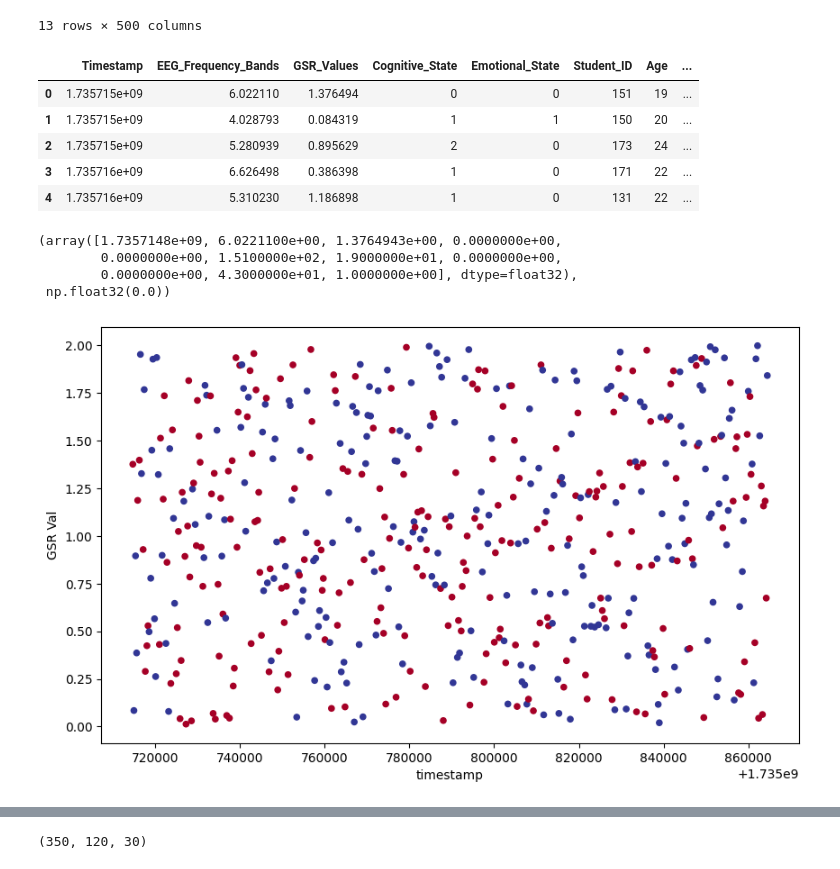
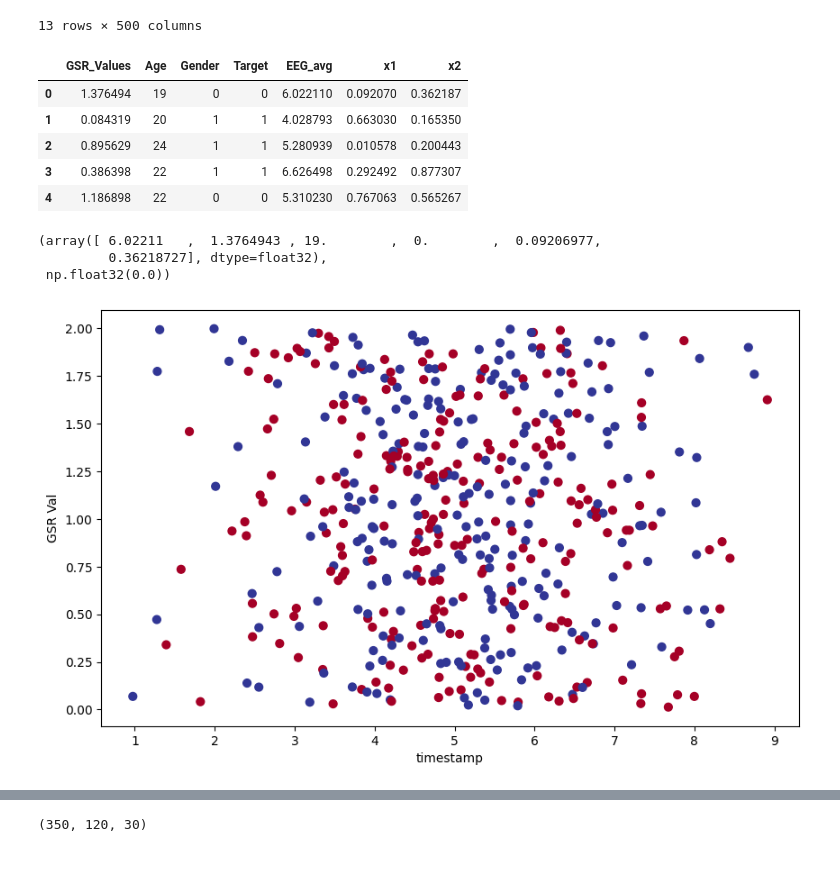
Before and after one commit to yousifnimah/Isolation-Forest, a Jupyter notebook: classifier.ipynb, the cells around one changed output, grey strips where cells are left out. Cells and saved outputs as stored; diff of their text form; code cells hidden in the pictures.

```diff
--- a/classifier.ipynb
+++ b/classifier.ipynb
@@ -126,46 +126,75 @@ def ParseTimestamp(x):
     start_date = datetime.fromisoformat(x)
     return time.mktime(start_date.timetuple())
 # %%
-### Remapping dataset into onehot codding:
+### Remapping & cleaning
 
+# Gender → 0/1
 df["Gender"] = df["Gender"].map({"Male": 1, "Female": 0})
-df["Emotional_State"] = df["Emotional_State"].map({"Anxious": 0, "Stressed": 1, "Calm": 2})
-df["Cognitive_State"] = df["Cognitive_State"].map({"Distracted": 0, "Focused": 1, "Cognitive Overload": 2})
-df["Session_Type"] = df["Session_Type"].map({"Study": 0, "Test": 1, "Relaxation": 2})
-df["Environmental_Context"] = df["Environmental_Context"].map({"Home": 0, "Library": 1, "Quiet Room": 2})
-df["EEG_Frequency_Bands"] = df["EEG_Frequency_Bands"].apply(parse_list).apply(avg_list)
-df["Timestamp"] = df["Timestamp"].apply(ParseTimestamp)
-df = df.drop("Preprocessed_Features", axis=1)
+
+# EEG list + average
+df["EEG_list"] = df["EEG_Frequency_Bands"].apply(
+    lambda x: parse_list(x) if isinstance(x, str) and "[" in x else None
+)
+df["EEG_avg"] = df["EEG_list"].apply(
+    lambda x: avg_list(x) if isinstance(x, list) and len(x) > 0 else None
+)
+
+# Preprocessed_Features → x1, x2
+df["Preprocessed_Features"] = df["Preprocessed_Features"].apply(
+    lambda x: parse_list(x) if isinstance(x, str) and "(" in x else None
+)
+df[["x1", "x2"]] = pd.DataFrame(df["Preprocessed_Features"].tolist(), index=df.index)
+
+
+df = df.drop([
+    "Preprocessed_Features",
+    "EEG_Frequency_Bands",
+    "EEG_list",
+    "Timestamp",
+    "Student_ID",
+    "Duration (minutes)",
+    "Emotional_State",
+    "Session_Type",
+    "Cognitive_State",
+    "Environmental_Context",
+], axis=1)
+
 df.head()
 # %% [output]
-|  | Timestamp | EEG_Frequency_Bands | GSR_Values | Cognitive_State | Emotional_State | Student_ID | Age | ... |
-| 0 | 1.735715e+09 | 6.022110 | 1.376494 | 0 | 0 | 151 | 19 | ... |
-| 1 | 1.735715e+09 | 4.028793 | 0.084319 | 1 | 1 | 150 | 20 | ... |
-| 2 | 1.735715e+09 | 5.280939 | 0.895629 | 2 | 0 | 173 | 24 | ... |
-| 3 | 1.735716e+09 | 6.626498 | 0.386398 | 1 | 0 | 171 | 22 | ... |
-| 4 | 1.735716e+09 | 5.310230 | 1.186898 | 1 | 0 | 131 | 22 | ... |
+|  | GSR_Values | Age | Gender | Target | EEG_avg | x1 | x2 |
+| 0 | 1.376494 | 19 | 0 | 0 | 6.022110 | 0.092070 | 0.362187 |
+| 1 | 0.084319 | 20 | 1 | 1 | 4.028793 | 0.663030 | 0.165350 |
+| 2 | 0.895629 | 24 | 1 | 1 | 5.280939 | 0.010578 | 0.200443 |
+| 3 | 0.386398 | 22 | 1 | 1 | 6.626498 | 0.292492 | 0.877307 |
+| 4 | 1.186898 | 22 | 0 | 0 | 5.310230 | 0.767063 | 0.565267 |
 # %%
-X = df.drop("Target", axis=1).values.astype("float32")
+feature_cols = ["EEG_avg", "GSR_Values", "Age", "Gender", "x1", "x2"]
+
+X_df = df[["x1", "x2"]]
+
+X_df = df[feature_cols]
 y = df["Target"].values.astype("float32")
+X = X_df.values.astype("float32")
+
+num_features = X.shape[1]
 X[0], y[0]
 # %% [output]
-(array([1.7357148e+09, 6.0221100e+00, 1.3764943e+00, 0.0000000e+00,
-        0.0000000e+00, 1.5100000e+02, 1.9000000e+01, 0.0000000e+00,
-        0.0000000e+00, 4.3000000e+01, 1.0000000e+00], dtype=float32),
+(array([ 6.02211   ,  1.3764943 , 19.        ,  0.        ,  0.09206977,
+         0.36218727], dtype=float32),
  np.float32(0.0))
 # %%
 # plotting
 
 import matplotlib.pyplot as plt
 
 
 def plot_data(x=X, labels=y):
     plt.figure(figsize=(10, 6))
-    plt.scatter(x[:, 0], x[:, 2], c=labels, cmap="RdYlBu", s=20)
+    plt.scatter(x[:, 0], x[:, 1], c=labels, cmap="RdYlBu", s=40)
     plt.xlabel("timestamp")
     plt.ylabel("GSR Val")
 
 
 plot_data()
 # %% [output]
-[figure, old version]
+[figure, new version]
```
Also changed, not shown: parts of 12 cells of this notebook, 1 other file.
